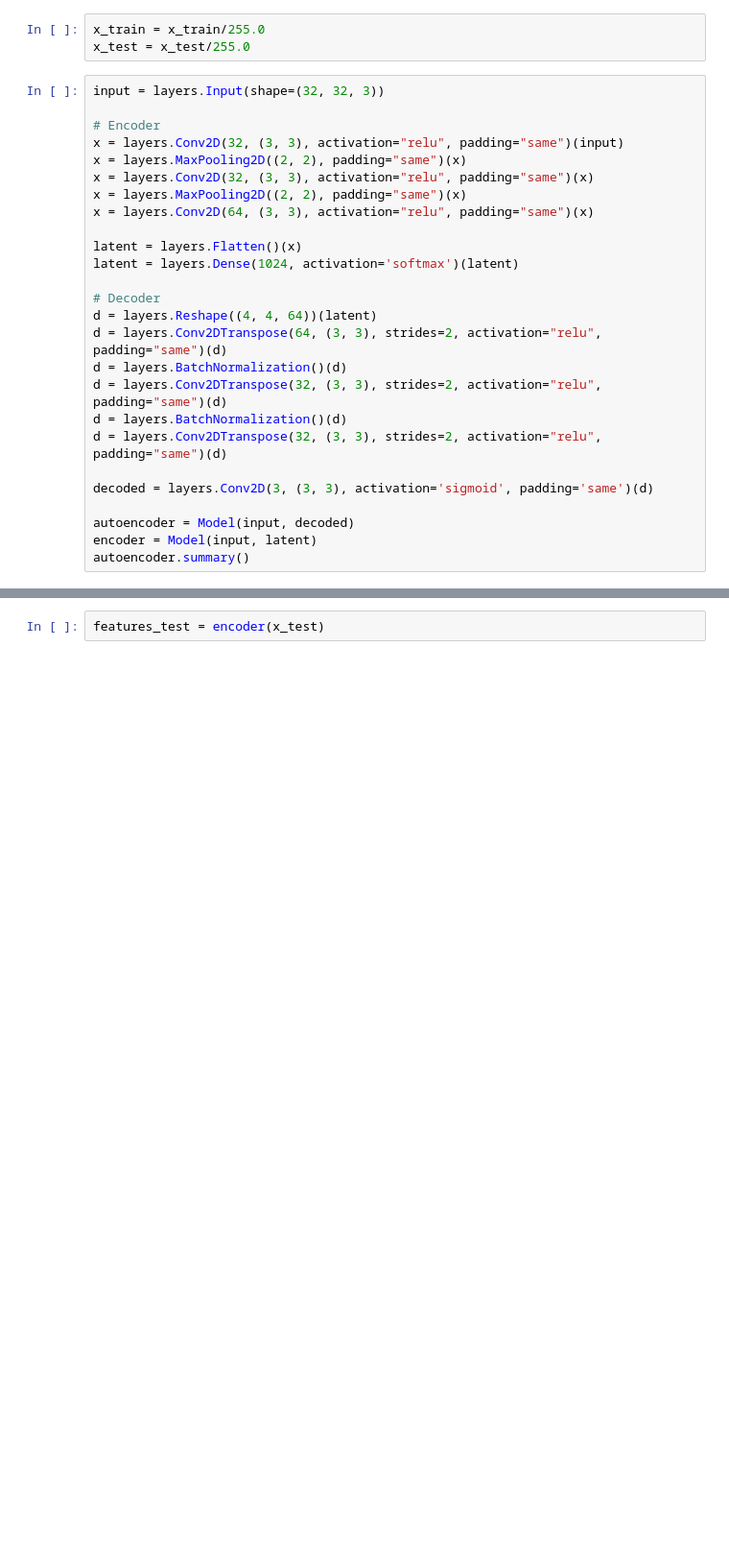
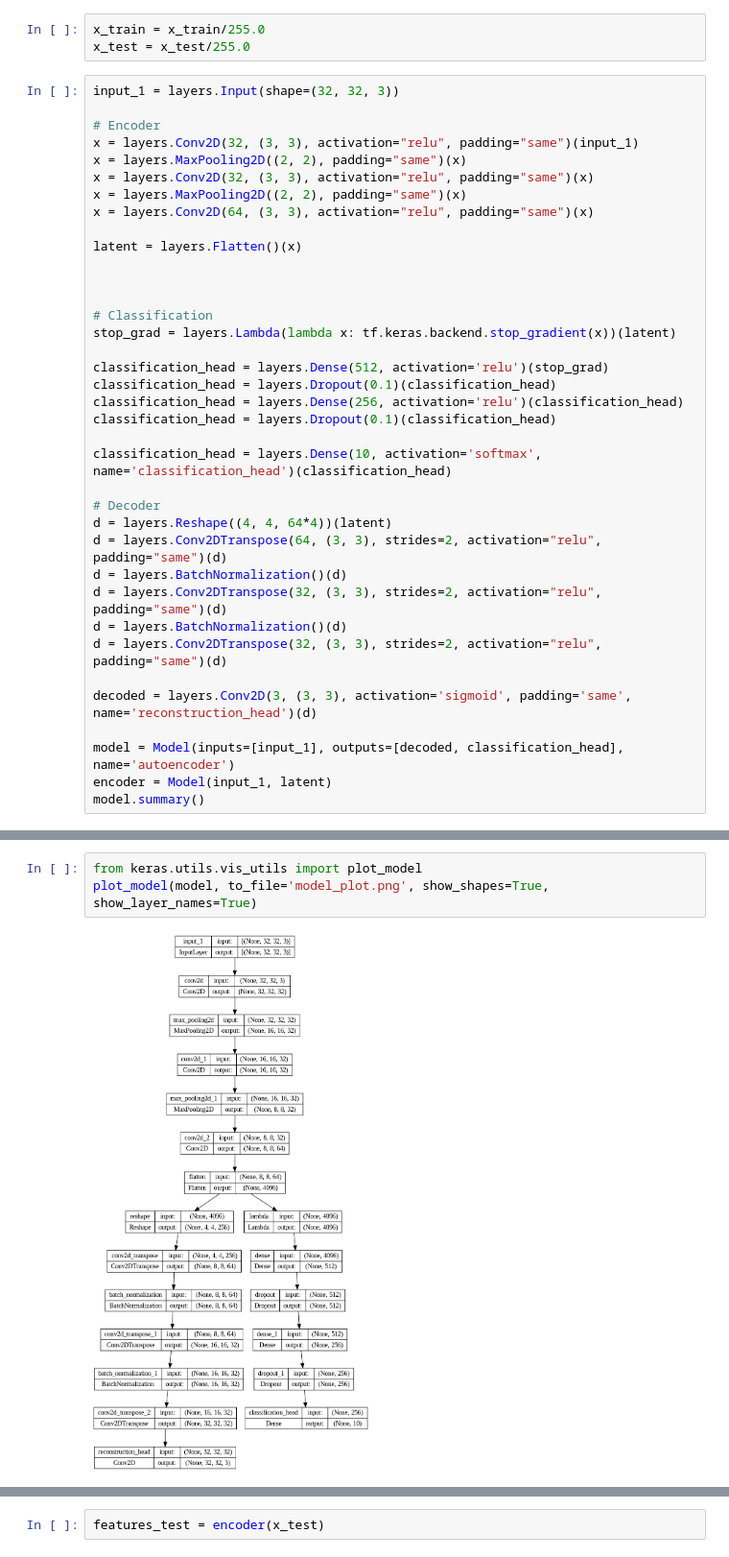
Before and after one commit to Arya-Ebrahimi/deep-learning-spring2023, a Jupyter notebook: HW4/CNN_AE.ipynb, the cells around one changed output, grey strips where cells are left out. Shown: that part at 96% size. Drawn from its saved outputs; the diff is of its cells as text; blank space fills up the shorter version.

```diff
--- a/HW4/CNN_AE.ipynb
+++ b/HW4/CNN_AE.ipynb
@@ -15,29 +18,40 @@ x_train.shape
 x_train = x_train/255.0
 x_test = x_test/255.0
 # %%
-input = layers.Input(shape=(32, 32, 3))
+input_1 = layers.Input(shape=(32, 32, 3))
 
 # Encoder
-x = layers.Conv2D(32, (3, 3), activation="relu", padding="same")(input)
+x = layers.Conv2D(32, (3, 3), activation="relu", padding="same")(input_1)
 x = layers.MaxPooling2D((2, 2), padding="same")(x)
 x = layers.Conv2D(32, (3, 3), activation="relu", padding="same")(x)
 x = layers.MaxPooling2D((2, 2), padding="same")(x)
 x = layers.Conv2D(64, (3, 3), activation="relu", padding="same")(x)
 
 latent = layers.Flatten()(x)
-latent = layers.Dense(1024, activation='softmax')(latent)
+
+
+
+# Classification
+stop_grad = layers.Lambda(lambda x: tf.keras.backend.stop_gradient(x))(latent)
+
+classification_head = layers.Dense(512, activation='relu')(stop_grad)
+classification_head = layers.Dropout(0.1)(classification_head)
+classification_head = layers.Dense(256, activation='relu')(classification_head)
+classification_head = layers.Dropout(0.1)(classification_head)
+
+classification_head = layers.Dense(10, activation='softmax', name='classification_head')(classification_head)
 
 # Decoder
-d = layers.Reshape((4, 4, 64))(latent)
+d = layers.Reshape((4, 4, 64*4))(latent)
 d = layers.Conv2DTranspose(64, (3, 3), strides=2, activation="relu", padding="same")(d)
 d = layers.BatchNormalization()(d)
 d = layers.Conv2DTranspose(32, (3, 3), strides=2, activation="relu", padding="same")(d)
 d = layers.BatchNormalization()(d)
 d = layers.Conv2DTranspose(32, (3, 3), strides=2, activation="relu", padding="same")(d)
 
-decoded = layers.Conv2D(3, (3, 3), activation='sigmoid', padding='same')(d)
+decoded = layers.Conv2D(3, (3, 3), activation='sigmoid', padding='same', name='reconstruction_head')(d)
 
-autoencoder = Model(input, decoded)
-encoder = Model(input, latent)
-autoencoder.summary()
+model = Model(inputs=[input_1], outputs=[decoded, classification_head], name='autoencoder')
+encoder = Model(input_1, latent)
+model.summary()
 # %% [output]
@@ -61 +75,6 @@ _________________________________________________________________
+# %%
+from keras.utils.vis_utils import plot_model
+plot_model(model, to_file='model_plot.png', show_shapes=True, show_layer_names=True)
+# %% [output]
+[figure, added]
 # %%
```
Also changed, not shown: parts of 37 cells of this notebook, 4 other files.
